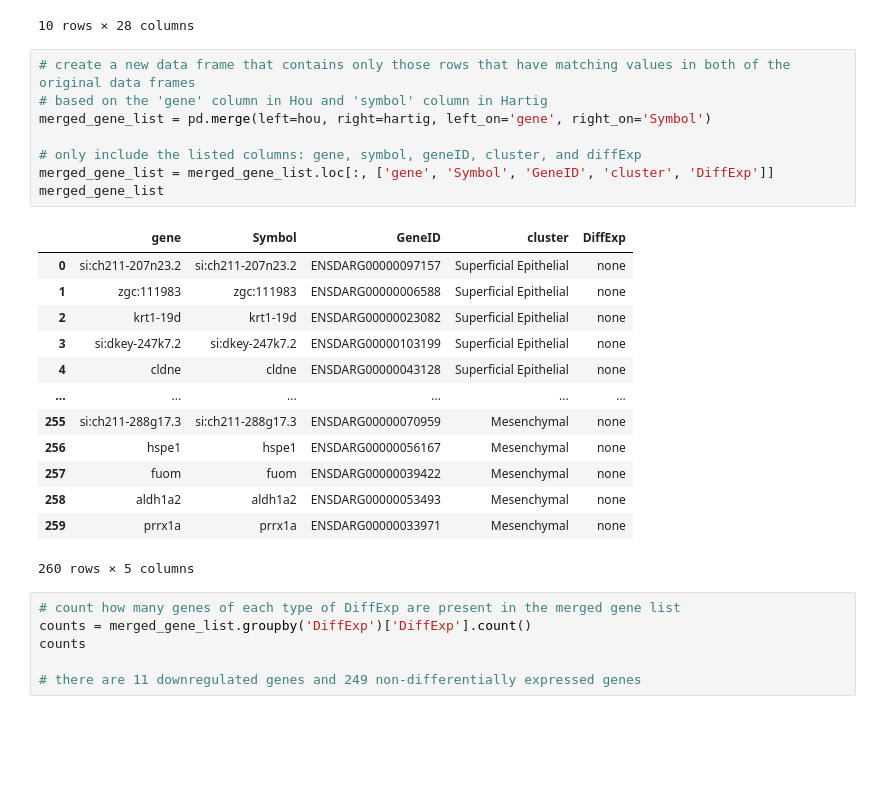
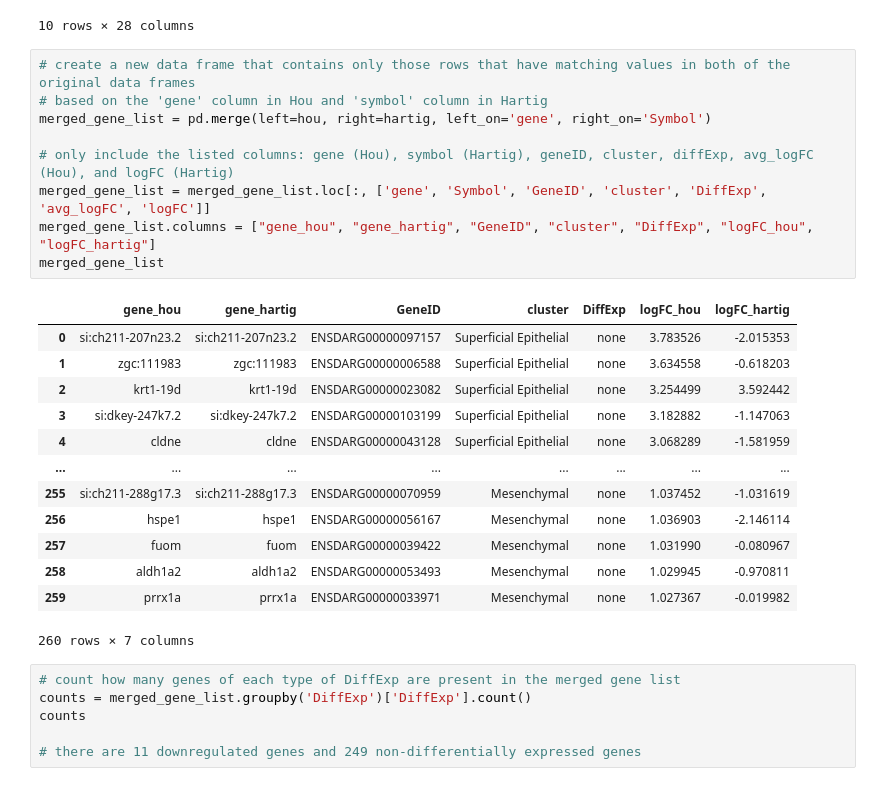
Before and after one commit to cgnobrega/Nobrega_Honors_Thesis, a Jupyter notebook: code/gene_lists_parse.ipynb, the cells around one changed output. Saved outputs shown, nothing was run; the diff lists cells and outputs as text; blank space fills up the shorter version.

```diff
--- a/code/gene_lists_parse.ipynb
+++ b/code/gene_lists_parse.ipynb
@@ -43,25 +43,26 @@ hartig.head(10)
 # %%
 # create a new data frame that contains only those rows that have matching values in both of the original data frames
 # based on the 'gene' column in Hou and 'symbol' column in Hartig
 merged_gene_list = pd.merge(left=hou, right=hartig, left_on='gene', right_on='Symbol')
 
-# only include the listed columns: gene, symbol, geneID, cluster, and diffExp
-merged_gene_list = merged_gene_list.loc[:, ['gene', 'Symbol', 'GeneID', 'cluster', 'DiffExp']]
+# only include the listed columns: gene (Hou), symbol (Hartig), geneID, cluster, diffExp, avg_logFC (Hou), and logFC (Hartig)
+merged_gene_list = merged_gene_list.loc[:, ['gene', 'Symbol', 'GeneID', 'cluster', 'DiffExp', 'avg_logFC', 'logFC']]
+merged_gene_list.columns = ["gene_hou", "gene_hartig", "GeneID", "cluster", "DiffExp", "logFC_hou", "logFC_hartig"]
 merged_gene_list
 # %% [output]
-|  | gene | Symbol | GeneID | cluster | DiffExp |
-| 0 | si:ch211-207n23.2 | si:ch211-207n23.2 | ENSDARG00000097157 | Superficial Epithelial | none |
-| 1 | zgc:111983 | zgc:111983 | ENSDARG00000006588 | Superficial Epithelial | none |
-| 2 | krt1-19d | krt1-19d | ENSDARG00000023082 | Superficial Epithelial | none |
-| 3 | si:dkey-247k7.2 | si:dkey-247k7.2 | ENSDARG00000103199 | Superficial Epithelial | none |
-| 4 | cldne | cldne | ENSDARG00000043128 | Superficial Epithelial | none |
-| ... | ... | ... | ... | ... | ... |
-| 255 | si:ch211-288g17.3 | si:ch211-288g17.3 | ENSDARG00000070959 | Mesenchymal | none |
-| 256 | hspe1 | hspe1 | ENSDARG00000056167 | Mesenchymal | none |
-| 257 | fuom | fuom | ENSDARG00000039422 | Mesenchymal | none |
-| 258 | aldh1a2 | aldh1a2 | ENSDARG00000053493 | Mesenchymal | none |
-| 259 | prrx1a | prrx1a | ENSDARG00000033971 | Mesenchymal | none |
+|  | gene_hou | gene_hartig | GeneID | cluster | DiffExp | logFC_hou | logFC_hartig |
+| 0 | si:ch211-207n23.2 | si:ch211-207n23.2 | ENSDARG00000097157 | Superficial Epithelial | none | 3.783526 | -2.015353 |
+| 1 | zgc:111983 | zgc:111983 | ENSDARG00000006588 | Superficial Epithelial | none | 3.634558 | -0.618203 |
+| 2 | krt1-19d | krt1-19d | ENSDARG00000023082 | Superficial Epithelial | none | 3.254499 | 3.592442 |
+| 3 | si:dkey-247k7.2 | si:dkey-247k7.2 | ENSDARG00000103199 | Superficial Epithelial | none | 3.182882 | -1.147063 |
+| 4 | cldne | cldne | ENSDARG00000043128 | Superficial Epithelial | none | 3.068289 | -1.581959 |
+| ... | ... | ... | ... | ... | ... | ... | ... |
+| 255 | si:ch211-288g17.3 | si:ch211-288g17.3 | ENSDARG00000070959 | Mesenchymal | none | 1.037452 | -1.031619 |
+| 256 | hspe1 | hspe1 | ENSDARG00000056167 | Mesenchymal | none | 1.036903 | -2.146114 |
+| 257 | fuom | fuom | ENSDARG00000039422 | Mesenchymal | none | 1.031990 | -0.080967 |
+| 258 | aldh1a2 | aldh1a2 | ENSDARG00000053493 | Mesenchymal | none | 1.029945 | -0.970811 |
+| 259 | prrx1a | prrx1a | ENSDARG00000033971 | Mesenchymal | none | 1.027367 | -0.019982 |
-260 rows × 5 columns
+260 rows × 7 columns
 # %%
 # count how many genes of each type of DiffExp are present in the merged gene list
 counts = merged_gene_list.groupby('DiffExp')['DiffExp'].count()
```
Also changed, not shown: parts of 9 cells of this notebook.
